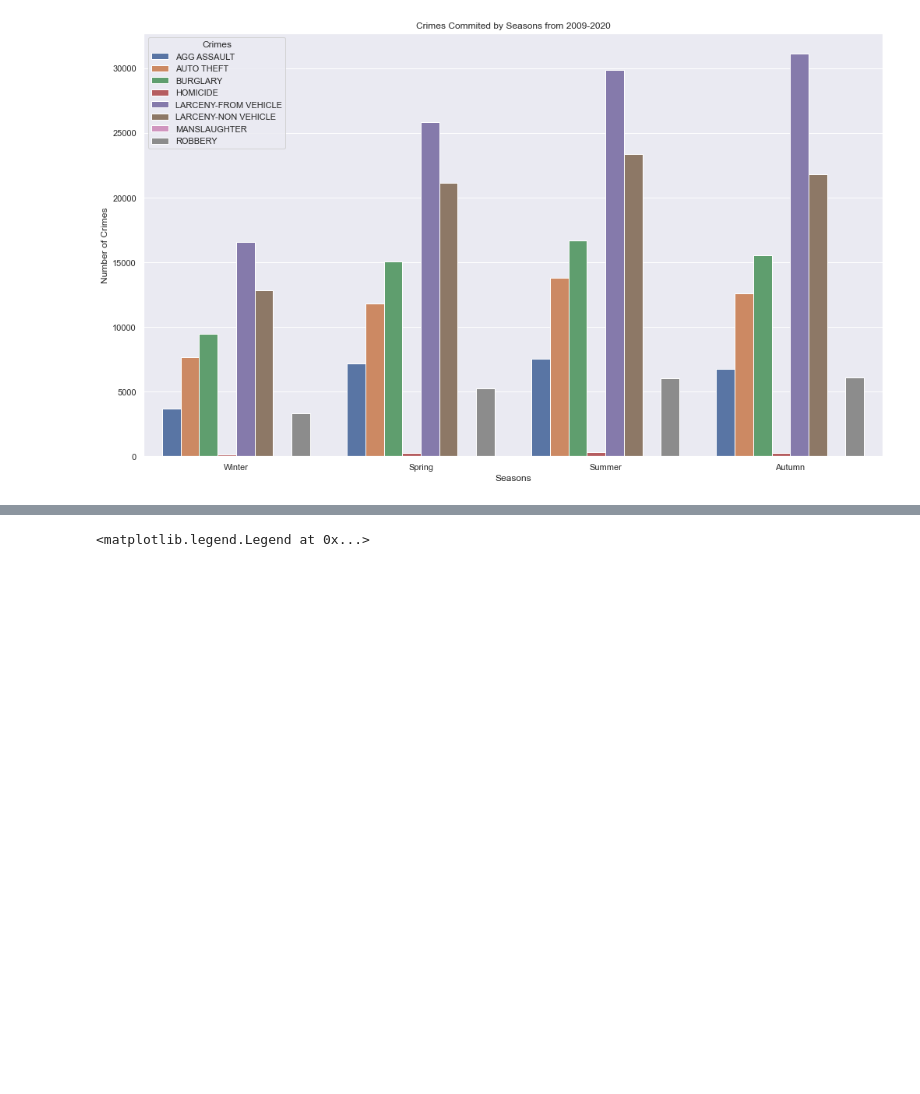
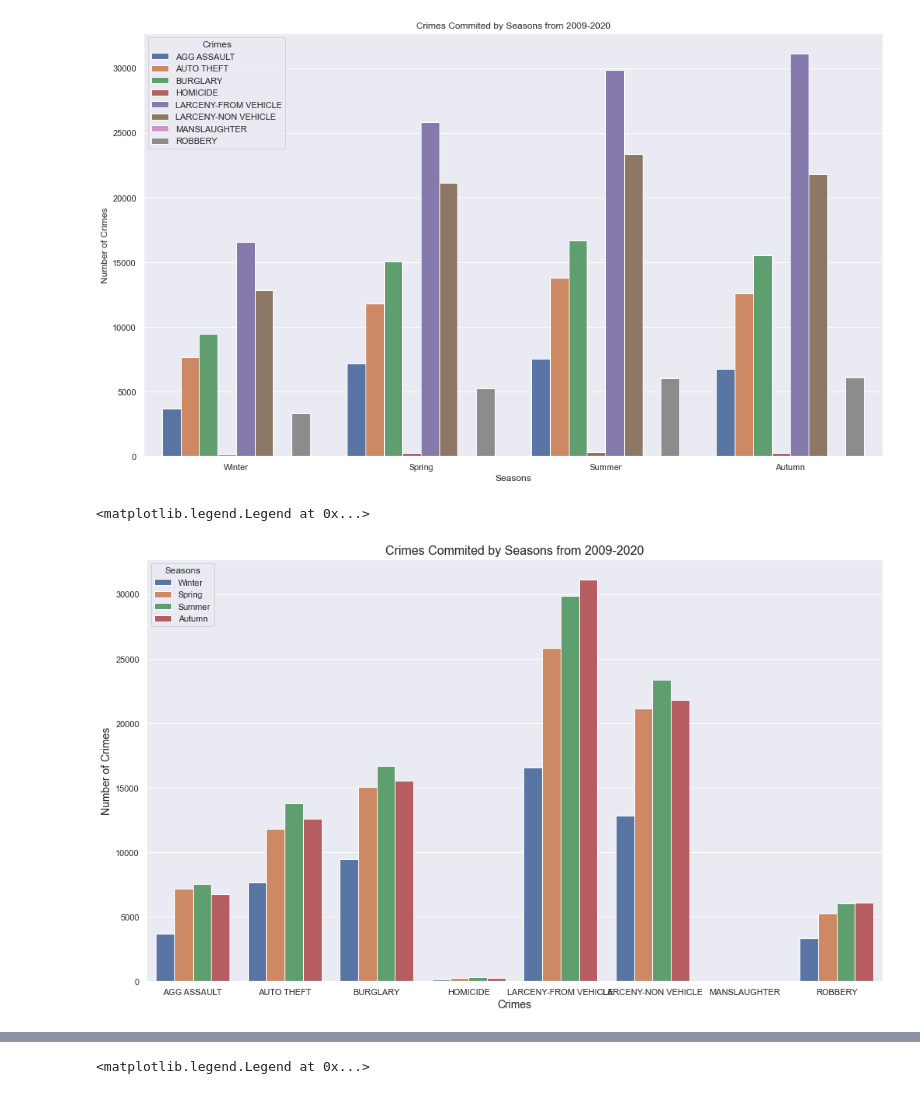
Before and after one commit to cayelsie/Crime-trends-in-Atlanta, a Jupyter notebook: JoeNewSeasons (2).ipynb, the cells around one changed output, grey strips where cells are left out. Saved outputs shown, nothing was run; the diff lists cells and outputs as text; code cells hidden in the pictures; blank space fills up the shorter version.

```diff
--- a/JoeNewSeasons (2).ipynb
+++ b/JoeNewSeasons (2).ipynb
@@ -353,6 +353,25 @@ plt.legend(title='Crimes', loc='upper left')
 # %% [output]
 <matplotlib.legend.Legend at 0x...>
 [figure]
+# %%
+season_crime_data_cons = crime_consolidated_df.groupby(["Seasons", "UC2_Literal"])['offense_id'].count()
+season_crime_data_cons.head()
+
+season_crime_cons_df = pd.DataFrame(season_crime_data_cons).reset_index()
+season_crime_cons_df.head()
+
+#Use Matplotlib to set figure size first
+plt.figure(figsize=(17,10))
+plt.title("Crimes Commited by Seasons from 2009-2020", fontsize=16)
+
+#Plot with seaborn
+sns.barplot(x = 'UC2_Literal', y = 'offense_id', hue = 'Seasons', data = season_crime_cons_df)
+plt.xlabel("Crimes", fontsize=14)
+plt.ylabel("Number of Crimes", fontsize=14)
+plt.legend(title='Seasons', loc='upper left')
+# %% [output]
+<matplotlib.legend.Legend at 0x...>
+[figure, added]
 # %%
 # #Use Matplotlib to set figure size first
 # plt.figure(figsize=(17,10))
```
Also changed, not shown: parts of 3 cells of this notebook.
